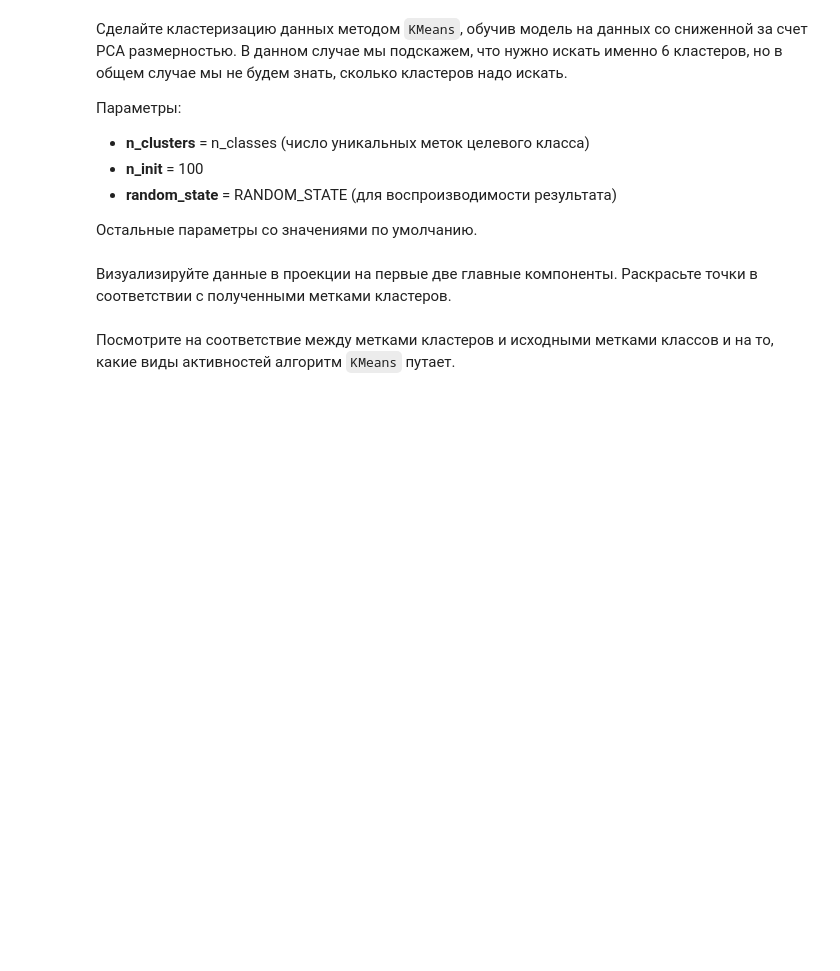
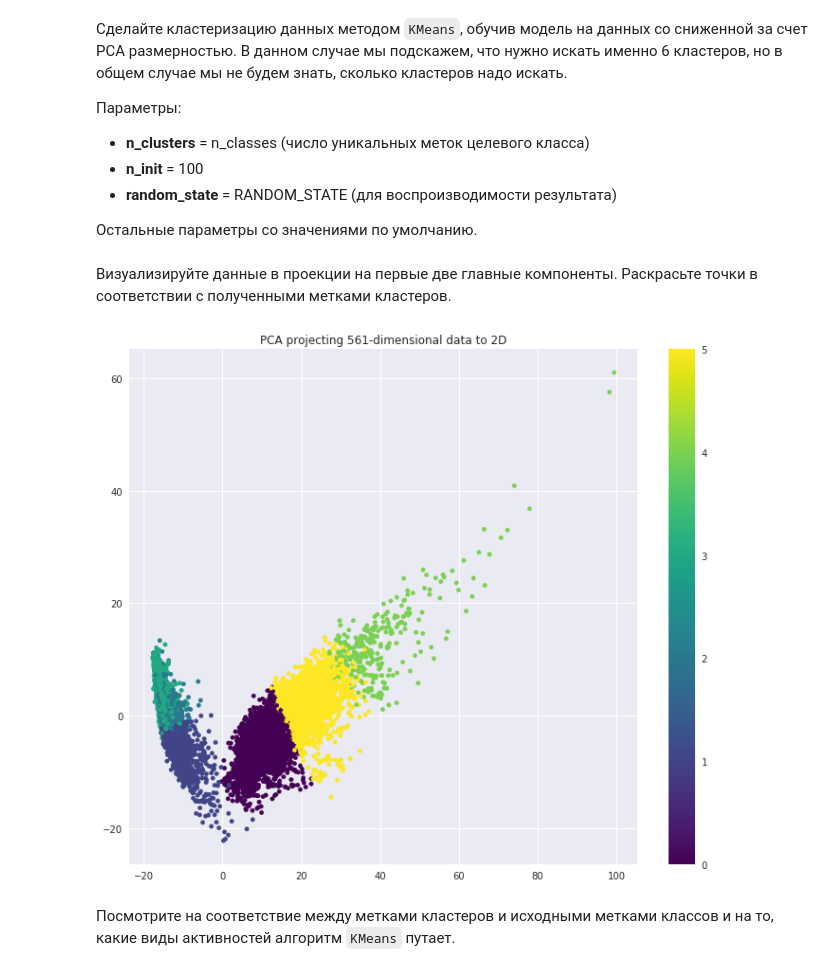
Before and after one commit to shereshevskiy/mlcourse_open, a Jupyter notebook: jupyter_notebooks/topic07_unsupervised/[MySolution]_hw7_session2_unsupervised_learning.ipynb, the cells around one changed output. Cells and saved outputs as stored; diff of their text form; code cells hidden in the pictures; blank space fills up the shorter version.

```diff
--- a/jupyter_notebooks/topic07_unsupervised/[MySolution]_hw7_session2_unsupervised_learning.ipynb
+++ b/jupyter_notebooks/topic07_unsupervised/[MySolution]_hw7_session2_unsupervised_learning.ipynb
@@ -173,12 +173,25 @@ Projecting 561-dimensional data to 2D
 Остальные параметры со значениями по умолчанию.
 # %%
 # Ваш код здесь
-kmeans = KMeans(n_clusters = n_classes, n_init = 100, random_state = RANDOM_STATE)
+# формируем новые признаки со сниженной размерностью
+X_pca_90 = PCA(n_components=n_90).fit_transform(X_scaled)
+
+# кластеризуем на новых признаках и возвращаем метки точек
+kmeans = KMeans(n_clusters = n_classes, n_init = 100, random_state = RANDOM_STATE).fit(X_pca_90)
+cluster_labels = kmeans.labels_
 # %% [markdown]
 Визуализируйте данные в проекции на первые две главные компоненты. Раскрасьте точки в соответствии с полученными метками кластеров.
 # %%
 # Ваш код здесь
-plt.scatter(, , c=cluster_labels, s=20,  cmap='viridis');
+X_reduced = PCA(n_components=2).fit_transform(X_pca_90)
+
+plt.figure(figsize=(12,10))
+plt.title('PCA projecting %d-dimensional data to 2D' % X_scaled.shape[1])
+plt.scatter(X_reduced[:, 0], X_reduced[:, 1], c=cluster_labels, s=20, cmap='viridis')
+
+plt.colorbar();
+# %% [output]
+[figure, added]
 # %% [markdown]
 Посмотрите на соответствие между метками кластеров и исходными метками классов и на то, какие виды активностей алгоритм `KMeans` путает.
 # %%
```
Also changed, not shown: parts of 34 cells of this notebook.
